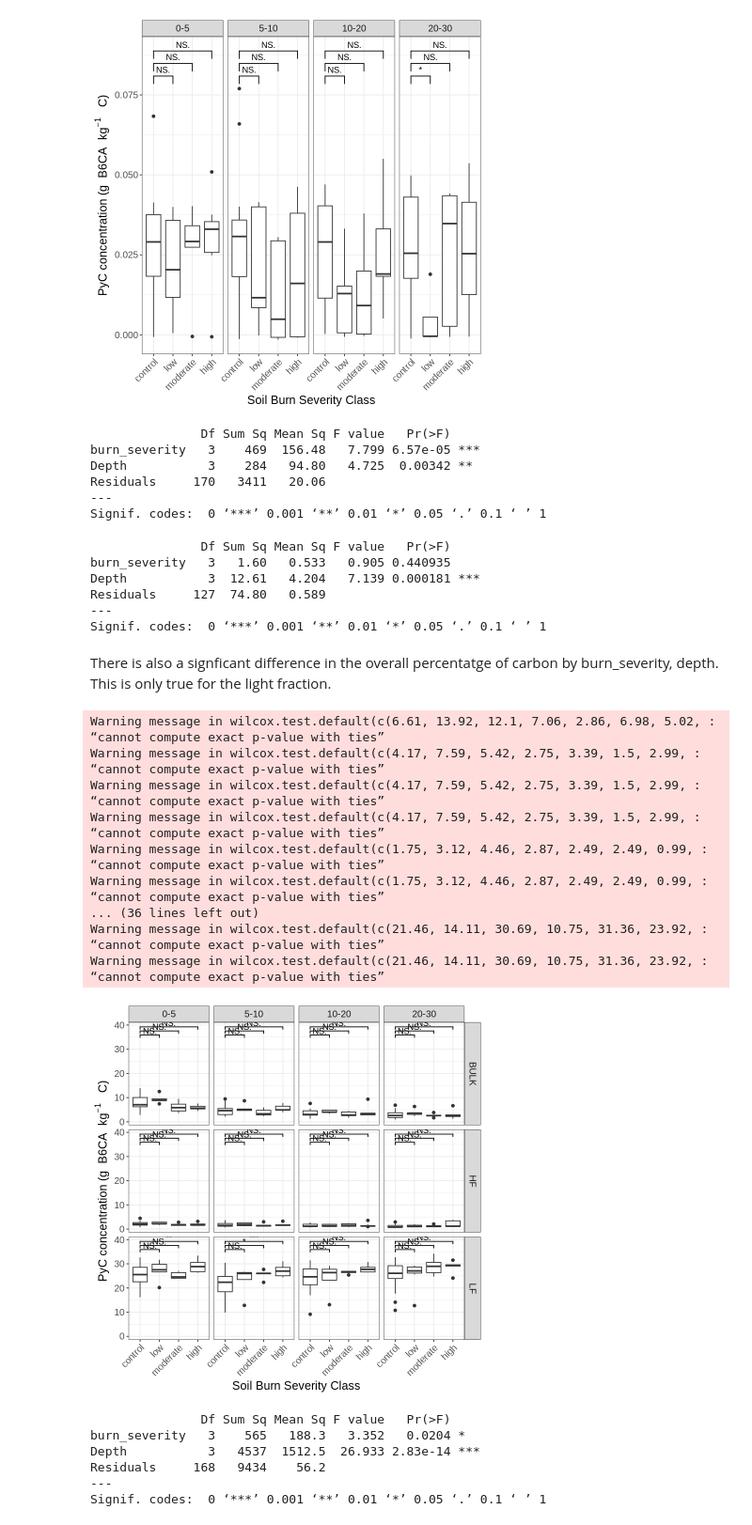
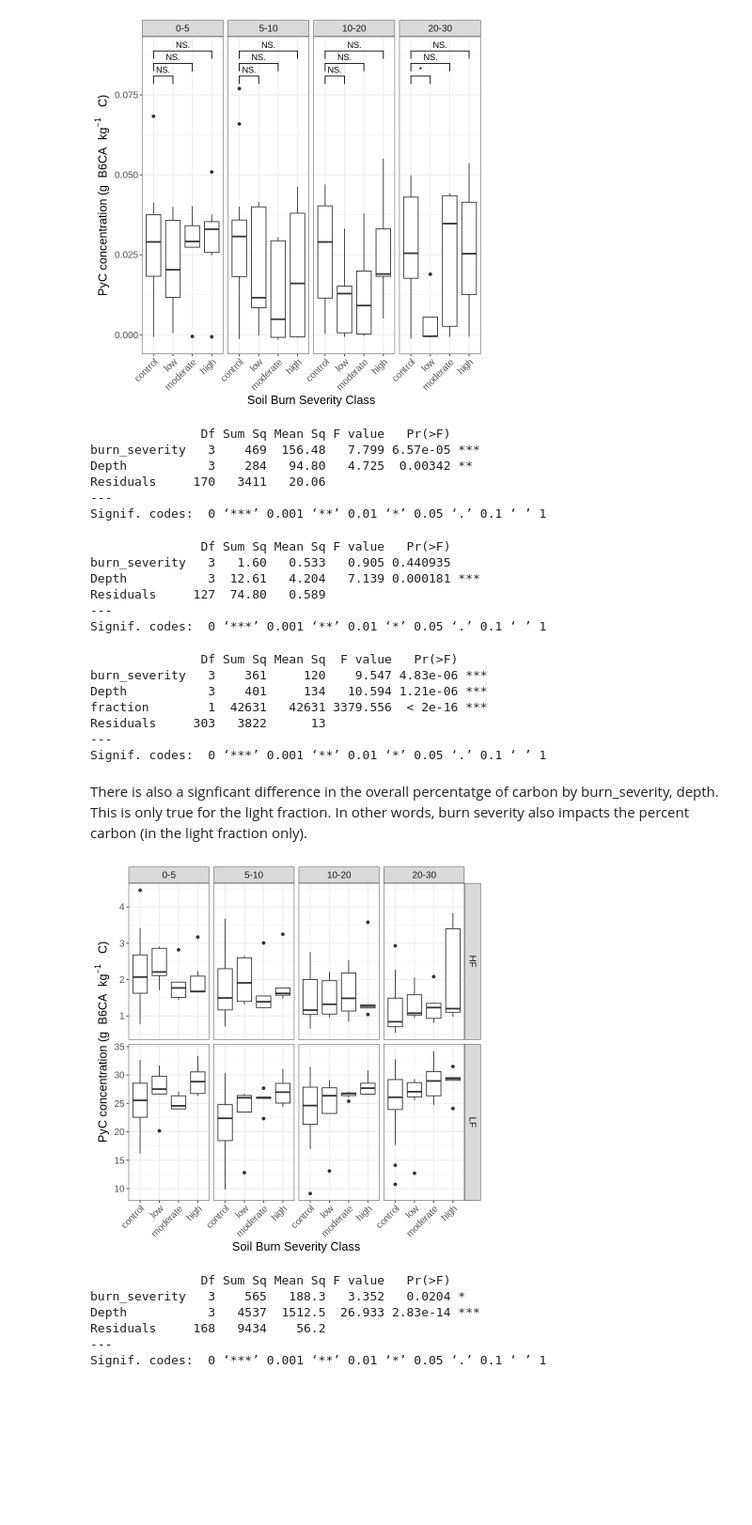
Before and after one commit to seismosmsr/hawaii_soils, a Jupyter notebook: BPCA_Notebook.ipynb, the cells around one changed output. Shown: that part at 94% size. Saved outputs shown, nothing was run; the diff lists cells and outputs as text; code cells hidden in the pictures; blank space fills up the shorter version.

```diff
--- a/BPCA_Notebook.ipynb
+++ b/BPCA_Notebook.ipynb
@@ -414,6 +418,10 @@ summary()
 LF_stoic_dt[!is.na(Depth)&!is.na(burn_severity),][fraction == 'HF']  %>%
 aov(C_perc ~ burn_severity + Depth, data = .) %>%
 summary()
+
+LF_stoic_dt[!is.na(Depth)&!is.na(burn_severity),][fraction!='BULK']   %>%
+aov(C_perc ~ burn_severity + Depth +fraction, data = .) %>%
+summary()
 # %% [output]
                Df Sum Sq Mean Sq F value   Pr(>F)
 burn_severity   3    469  156.48   7.799 6.57e-05 ***
@@ -427,40 +435,30 @@ Depth           3  12.61   4.204   7.139 0.000181 ***
 Residuals     127  74.80   0.589
 ---
 Signif. codes:  0 ‘***’ 0.001 ‘**’ 0.01 ‘*’ 0.05 ‘.’ 0.1 ‘ ’ 1
+               Df Sum Sq Mean Sq  F value   Pr(>F)
+burn_severity   3    361     120    9.547 4.83e-06 ***
+Depth           3    401     134   10.594 1.21e-06 ***
+fraction        1  42631   42631 3379.556  < 2e-16 ***
+Residuals     303   3822      13
+---
+Signif. codes:  0 ‘***’ 0.001 ‘**’ 0.01 ‘*’ 0.05 ‘.’ 0.1 ‘ ’ 1
 # %% [markdown]
-There is also a signficant difference in the overall percentatge of carbon by burn_severity, depth. This is only true for the light fraction.
+There is also a signficant difference in the overall percentatge of carbon by burn_severity, depth. This is only true for the light fraction. In other words, burn severity also impacts the percent carbon  (in the light fraction only).
 # %%
 
 LF_stoic_dt$g_kg <- (LF_stoic_dt$conc_avg/LF_stoic_dt$bpca_starting_mass_mg)
-LF_stoic_dt[!is.na(Depth)&!is.na(burn_severity),] %>%
+LF_stoic_dt[!is.na(Depth)&!is.na(burn_severity)&fraction!='BULK',] %>%
 ggplot(aes(x = burn_severity, y = C_perc)) +
   geom_boxplot() +
   # geom_point(aes(y=group_mean),color='red')+
   #(bquote('Mean light fraction soil carbon content ('*mg~ 'C' ~g^-1~'soil'*')'))
   ylab(bquote('PyC concentration ('*g~ 'B6CA'~kg^-1~' C'*')'))+
   xlab('Soil Burn Severity Class') +
       theme_bw()+
       theme(text = element_text(size=15),axis.text.x = element_text(angle = 45, hjust=1)) +
-  geom_signif(aes(),comparisons = list(c(1,2),c(1,3),c(1,4)),
-            map_signif_level=TRUE,step_increase=.05) +
-  facet_grid(fraction~Depth) +
+  # geom_signif(aes(),comparisons = list(c(1,2),c(1,3),c(1,4)),
+  #           map_signif_level=TRUE,step_increase=.05) +
+  facet_grid(fraction~Depth,scales='free') +
   coord_cartesian(expand=TRUE)
 # %% [output]
-Warning message in wilcox.test.default(c(6.61, 13.92, 12.1, 7.06, 2.86, 6.98, 5.02, :
-“cannot compute exact p-value with ties”
-Warning message in wilcox.test.default(c(4.17, 7.59, 5.42, 2.75, 3.39, 1.5, 2.99, :
-“cannot compute exact p-value with ties”
-Warning message in wilcox.test.default(c(4.17, 7.59, 5.42, 2.75, 3.39, 1.5, 2.99, :
-“cannot compute exact p-value with ties”
-Warning message in wilcox.test.default(c(4.17, 7.59, 5.42, 2.75, 3.39, 1.5, 2.99, :
-“cannot compute exact p-value with ties”
-Warning message in wilcox.test.default(c(1.75, 3.12, 4.46, 2.87, 2.49, 2.49, 0.99, :
-“cannot compute exact p-value with ties”
-Warning message in wilcox.test.default(c(1.75, 3.12, 4.46, 2.87, 2.49, 2.49, 0.99, :
-“cannot compute exact p-value with ties”
-... (36 lines left out)
-Warning message in wilcox.test.default(c(21.46, 14.11, 30.69, 10.75, 31.36, 23.92, :
-“cannot compute exact p-value with ties”
-Warning message in wilcox.test.default(c(21.46, 14.11, 30.69, 10.75, 31.36, 23.92, :
-“cannot compute exact p-value with ties”
-[figure, old version]
+[figure, new version]
```
Also changed, not shown: parts of 16 cells of this notebook.
